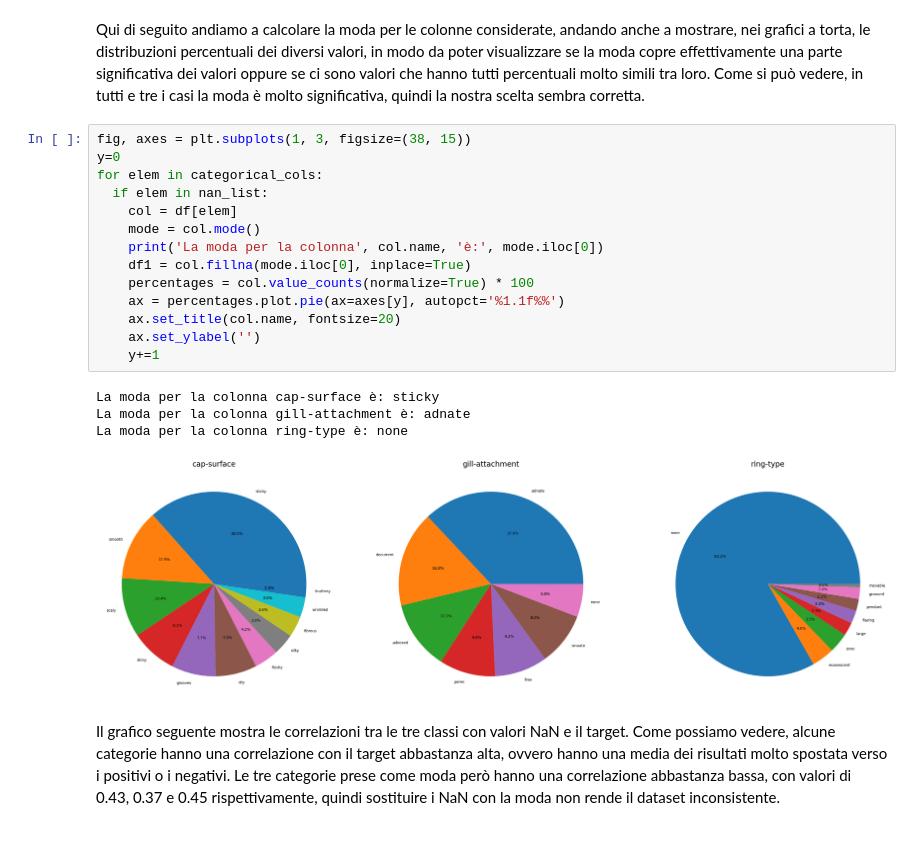
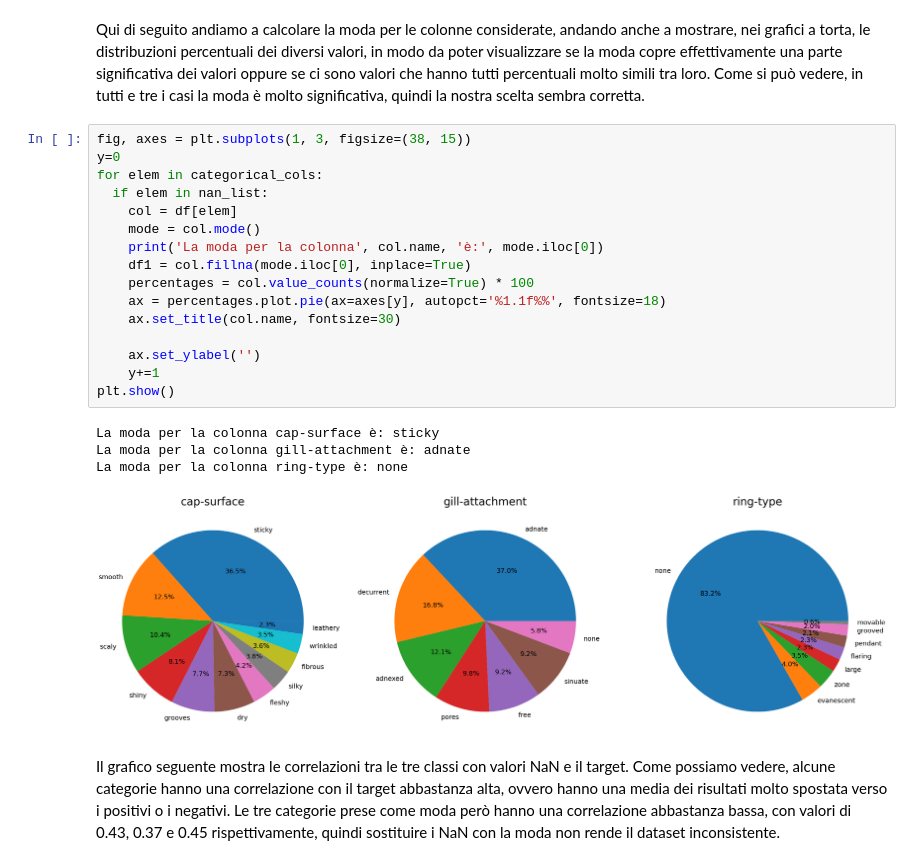
Before and after one commit to Sara-DaCanal/Progetto-ML, a Jupyter notebook: progetto.ipynb, the cells around one changed output. Cells and saved outputs as stored; diff of their text form.

```diff
--- a/progetto.ipynb
+++ b/progetto.ipynb
@@ -291,22 +300,24 @@ Qui di seguito andiamo a calcolare la moda per le colonne considerate, andando a
 # %%
 fig, axes = plt.subplots(1, 3, figsize=(38, 15))
 y=0
 for elem in categorical_cols:
   if elem in nan_list:
     col = df[elem]
     mode = col.mode()
     print('La moda per la colonna', col.name, 'è:', mode.iloc[0])
     df1 = col.fillna(mode.iloc[0], inplace=True)
     percentages = col.value_counts(normalize=True) * 100
-    ax = percentages.plot.pie(ax=axes[y], autopct='%1.1f%%')
-    ax.set_title(col.name, fontsize=20)
+    ax = percentages.plot.pie(ax=axes[y], autopct='%1.1f%%', fontsize=18)
+    ax.set_title(col.name, fontsize=30)
+
     ax.set_ylabel('')
     y+=1
+plt.show()
 # %% [output]
 La moda per la colonna cap-surface è: sticky
 La moda per la colonna gill-attachment è: adnate
 La moda per la colonna ring-type è: none
-[figure, old version]
+[figure, new version]
 # %% [markdown]
 Il grafico seguente mostra le correlazioni tra le tre classi con valori NaN e il target. Come possiamo vedere, alcune categorie hanno una correlazione con il target abbastanza alta, ovvero hanno una media dei risultati molto spostata verso i positivi o i negativi. Le tre categorie prese come moda però hanno una correlazione abbastanza bassa, con valori di 0.43, 0.37 e 0.45 rispettivamente, quindi sostituire i NaN con la moda non rende il dataset inconsistente.
 # %%
```
Also changed, not shown: parts of 31 cells of this notebook.
